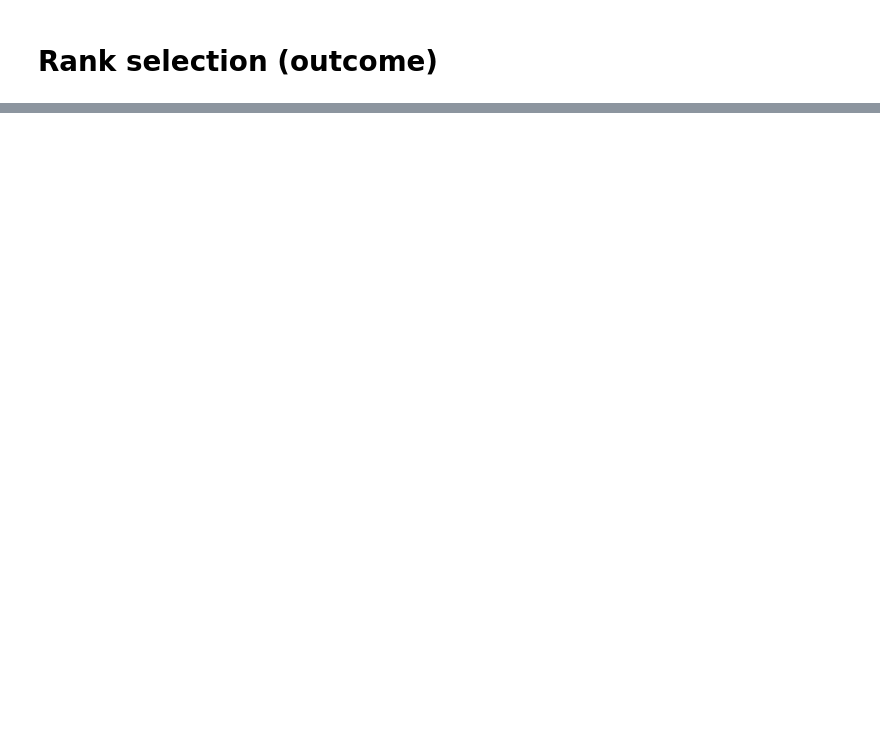
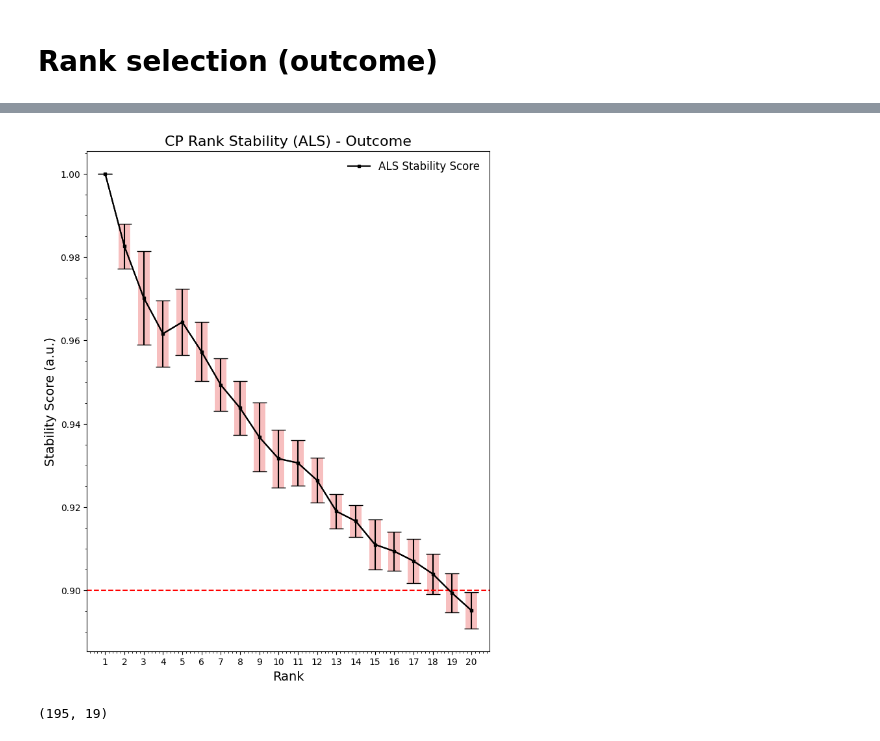
Before and after one commit to hug0-w/Tensor-Decompositions-OPM-MEG, a Jupyter notebook: decompositions/rank_selection_outcome.ipynb, the cells around one changed output, grey strips where cells are left out. Drawn from its saved outputs; the diff is of its cells as text; code cells hidden in the pictures; blank space fills up the shorter version.

```diff
--- a/decompositions/rank_selection_outcome.ipynb
+++ b/decompositions/rank_selection_outcome.ipynb
@@ -184,0 +180,38 @@ Text(0.5, 1.0, 'CP Rank Stability (ALS) - Outcome')
+# %%
+from matplotlib.patches import Rectangle
+from matplotlib.collections import PatchCollection
+
+plt.figure(figsize=(8, 10))
+plt.plot(ranks_v2, stabilities_v2, marker='s',markersize=2.6,color='black',label='ALS Stability Score')
+plt.errorbar(ranks_v2,stabilities_v2,stds_v2,capsize=8,color='black')
+
+ax = plt.gca()
+
+dx = 0.3
+patches = []
+
+for x, y, dy in zip(ranks_v2, stabilities_v2, stds_v2):
+    patches.append(
+        Rectangle(
+            (x - dx, y - dy),
+            2 * dx,
+            2 * dy
+        )
+    )
+
+pc = PatchCollection(patches,facecolor='lightcoral', edgecolor='none',linewidth=1.5,alpha=0.5)
+
+ax.add_collection(pc)
+
+plt.axhline(0.9, color='r', ls='--')
+plt.legend(framealpha=0, fontsize=12)
+plt.xlabel('Rank', fontsize=14)
+plt.ylabel('Stability Score (a.u.)', fontsize=14)
+plt.xticks(ranks_v2)
+plt.title('CP Rank Stability (ALS) - Outcome', fontsize=16)
+plt.minorticks_on()
+plt.grid(False)
+
+plt.show()
+# %% [output]
+[figure, added]
@@ -184,0 +298,4 @@ Text(0.5, 1.0, 'CP Rank Stability (ALS) - Outcome')
+# %%
+A.shape
+# %% [output]
+(195, 19)
```
Also changed, not shown: parts of 33 cells of this notebook.
